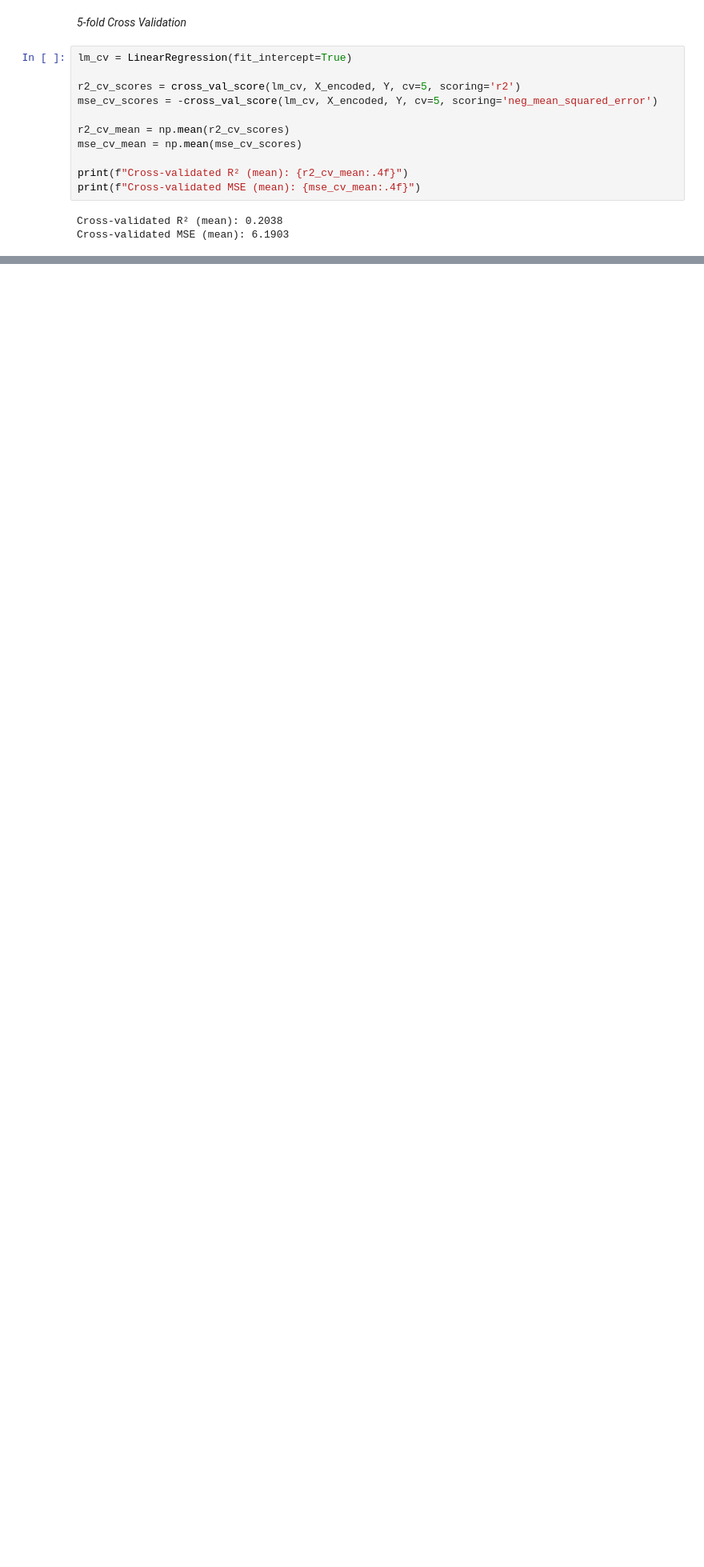
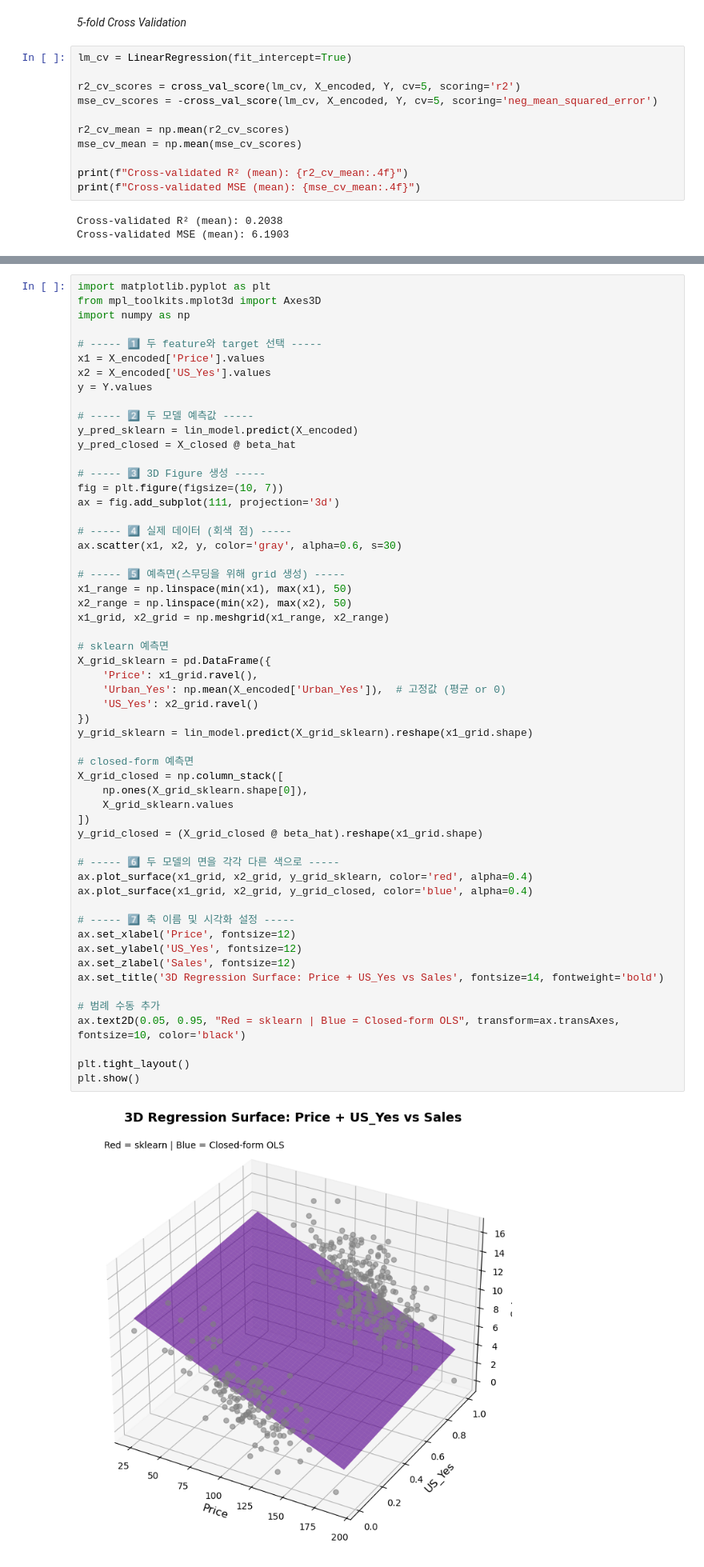
Before and after one commit to Hong-Lavi/25-2-SNU-MLDL-ASSIGNMENT, a Jupyter notebook: ASSIGNMENT_1/Machine Learning Code(Scikit)/2019-15116_hw1.ipynb, the cells around one changed output, grey strips where cells are left out. Shown at 80% size. Saved outputs shown, nothing was run; the diff lists cells and outputs as text; blank space fills up the shorter version.

```diff
--- a/ASSIGNMENT_1/Machine Learning Code(Scikit)/2019-15116_hw1.ipynb
+++ b/ASSIGNMENT_1/Machine Learning Code(Scikit)/2019-15116_hw1.ipynb
@@ -208,0 +264,58 @@ Cross-validated MSE (mean): 6.1903
+# %%
+import matplotlib.pyplot as plt
+from mpl_toolkits.mplot3d import Axes3D
+import numpy as np
+
+# ----- 1️⃣ 두 feature와 target 선택 -----
+x1 = X_encoded['Price'].values
+x2 = X_encoded['US_Yes'].values
+y = Y.values
+
+# ----- 2️⃣ 두 모델 예측값 -----
+y_pred_sklearn = lin_model.predict(X_encoded)
+y_pred_closed = X_closed @ beta_hat
+
+# ----- 3️⃣ 3D Figure 생성 -----
+fig = plt.figure(figsize=(10, 7))
+ax = fig.add_subplot(111, projection='3d')
+
+# ----- 4️⃣ 실제 데이터 (회색 점) -----
+ax.scatter(x1, x2, y, color='gray', alpha=0.6, s=30)
+
+# ----- 5️⃣ 예측면(스무딩을 위해 grid 생성) -----
+x1_range = np.linspace(min(x1), max(x1), 50)
+x2_range = np.linspace(min(x2), max(x2), 50)
+x1_grid, x2_grid = np.meshgrid(x1_range, x2_range)
+
+# sklearn 예측면
+X_grid_sklearn = pd.DataFrame({
+    'Price': x1_grid.ravel(),
+    'Urban_Yes': np.mean(X_encoded['Urban_Yes']),  # 고정값 (평균 or 0)
+    'US_Yes': x2_grid.ravel()
+})
+y_grid_sklearn = lin_model.predict(X_grid_sklearn).reshape(x1_grid.shape)
+
+# closed-form 예측면
+X_grid_closed = np.column_stack([
+    np.ones(X_grid_sklearn.shape[0]),
+    X_grid_sklearn.values
+])
+y_grid_closed = (X_grid_closed @ beta_hat).reshape(x1_grid.shape)
+
+# ----- 6️⃣ 두 모델의 면을 각각 다른 색으로 -----
+ax.plot_surface(x1_grid, x2_grid, y_grid_sklearn, color='red', alpha=0.4)
+ax.plot_surface(x1_grid, x2_grid, y_grid_closed, color='blue', alpha=0.4)
+
+# ----- 7️⃣ 축 이름 및 시각화 설정 -----
+ax.set_xlabel('Price', fontsize=12)
+ax.set_ylabel('US_Yes', fontsize=12)
+ax.set_zlabel('Sales', fontsize=12)
+ax.set_title('3D Regression Surface: Price + US_Yes vs Sales', fontsize=14, fontweight='bold')
+
+# 범례 수동 추가
+ax.text2D(0.05, 0.95, "Red = sklearn | Blue = Closed-form OLS", transform=ax.transAxes, fontsize=10, color='black')
+
+plt.tight_layout()
+plt.show()
+# %% [output]
+[figure, added]
```
Also changed, not shown: parts of 42 cells of this notebook.
